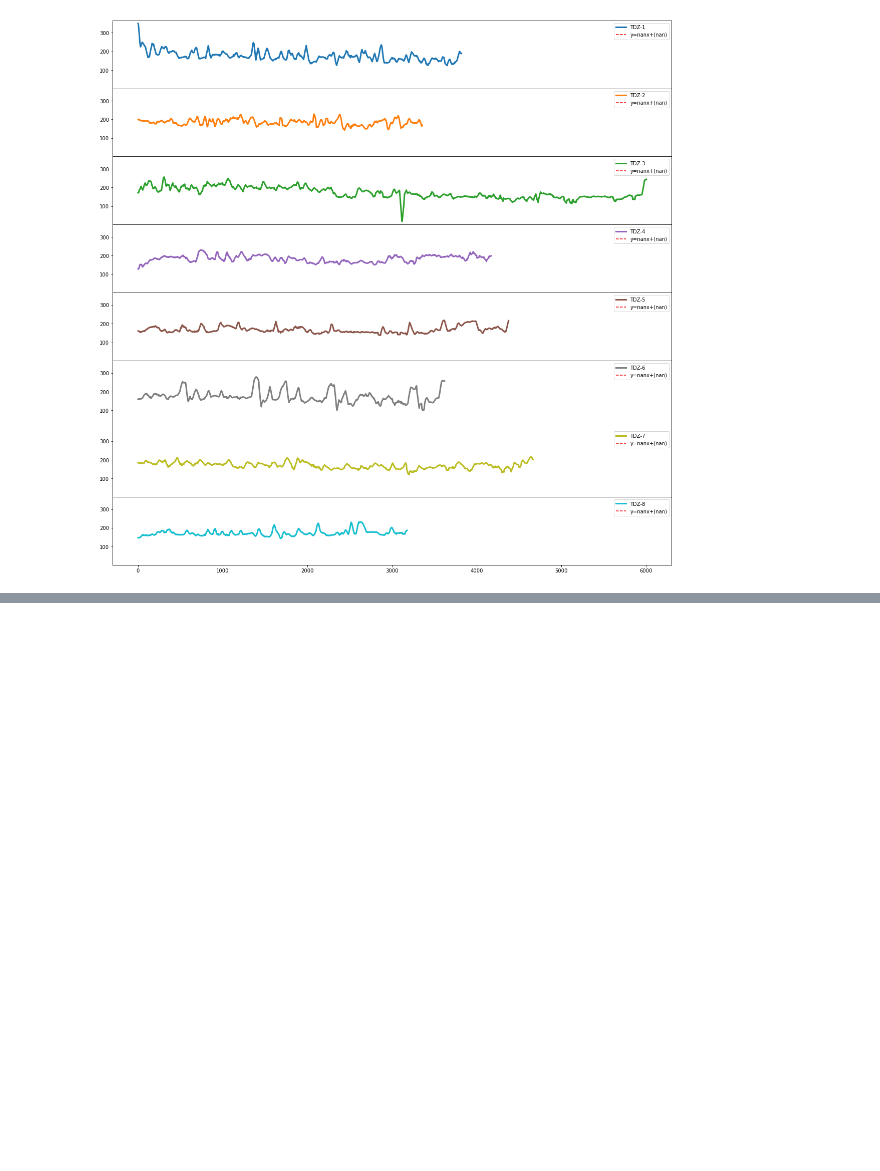
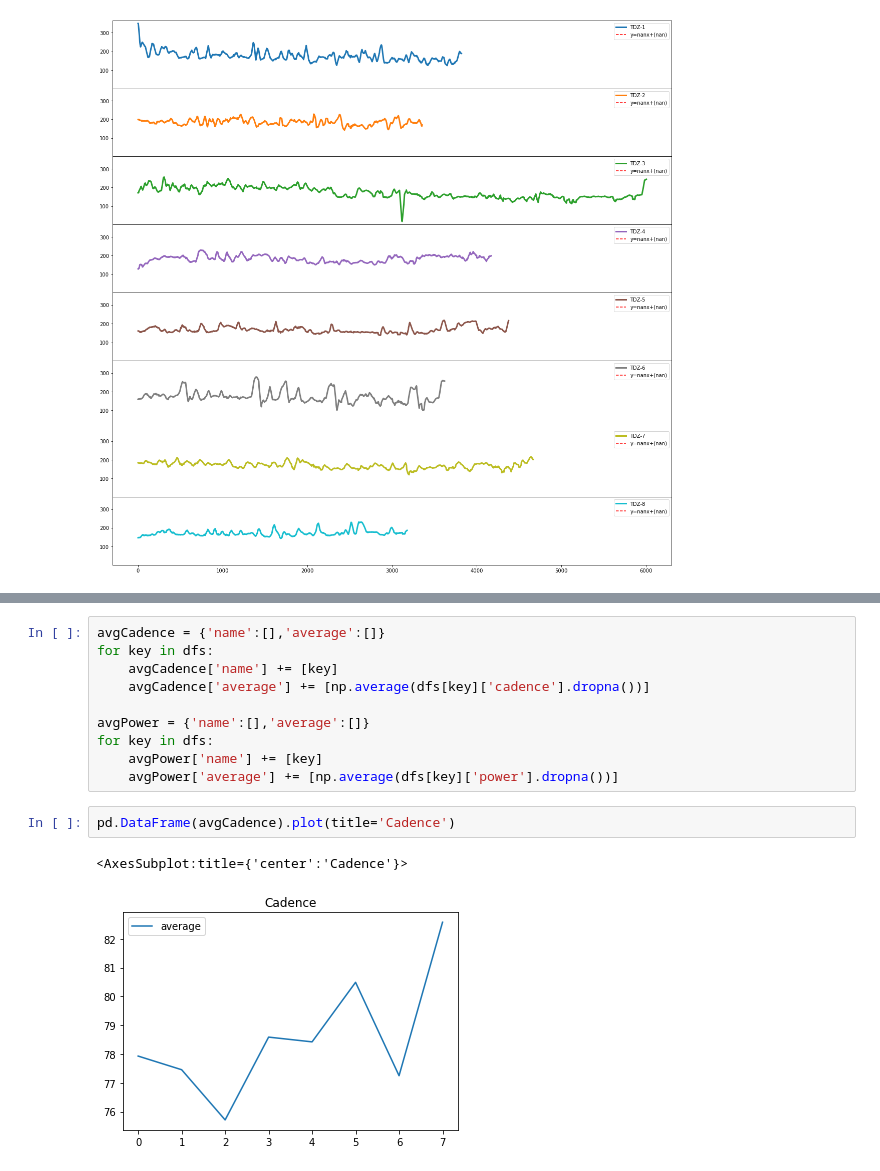
Before and after one commit to sameersegal/workout-analysis, a Jupyter notebook: TDZ - 2021.ipynb, the cells around one changed output, grey strips where cells are left out. Drawn from its saved outputs; the diff is of its cells as text; blank space fills up the shorter version.

Commit message:
Added averages analysis in TDZ - 2021

```diff
--- a/TDZ - 2021.ipynb
+++ b/TDZ - 2021.ipynb
@@ -284,0 +288,15 @@ plotParameter(dfs,'power',[100,450])
+# %%
+avgCadence = {'name':[],'average':[]}
+for key in dfs:
+    avgCadence['name'] += [key]
+    avgCadence['average'] += [np.average(dfs[key]['cadence'].dropna())]
+
+avgPower = {'name':[],'average':[]}
+for key in dfs:
+    avgPower['name'] += [key]
+    avgPower['average'] += [np.average(dfs[key]['power'].dropna())]
+# %%
+pd.DataFrame(avgCadence).plot(title='Cadence')
+# %% [output]
+<AxesSubplot:title={'center':'Cadence'}>
+[figure, added]
```
Also changed, not shown: parts of 2 cells of this notebook, 1 other file.
